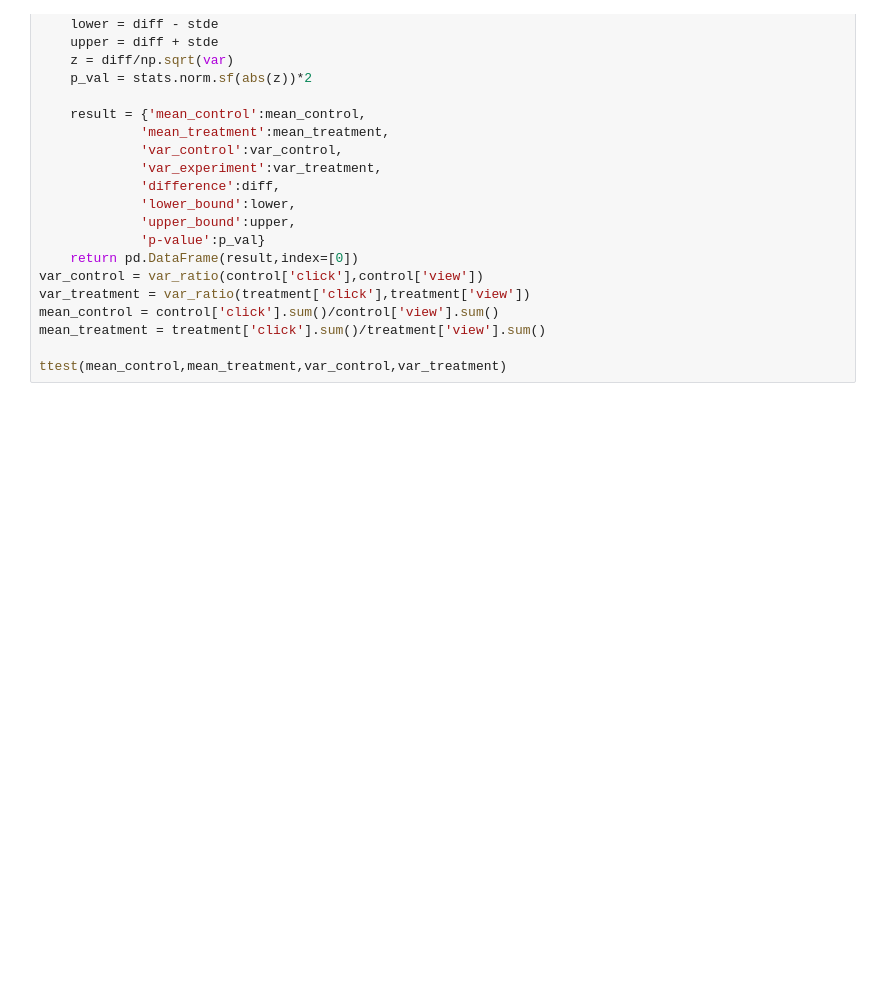
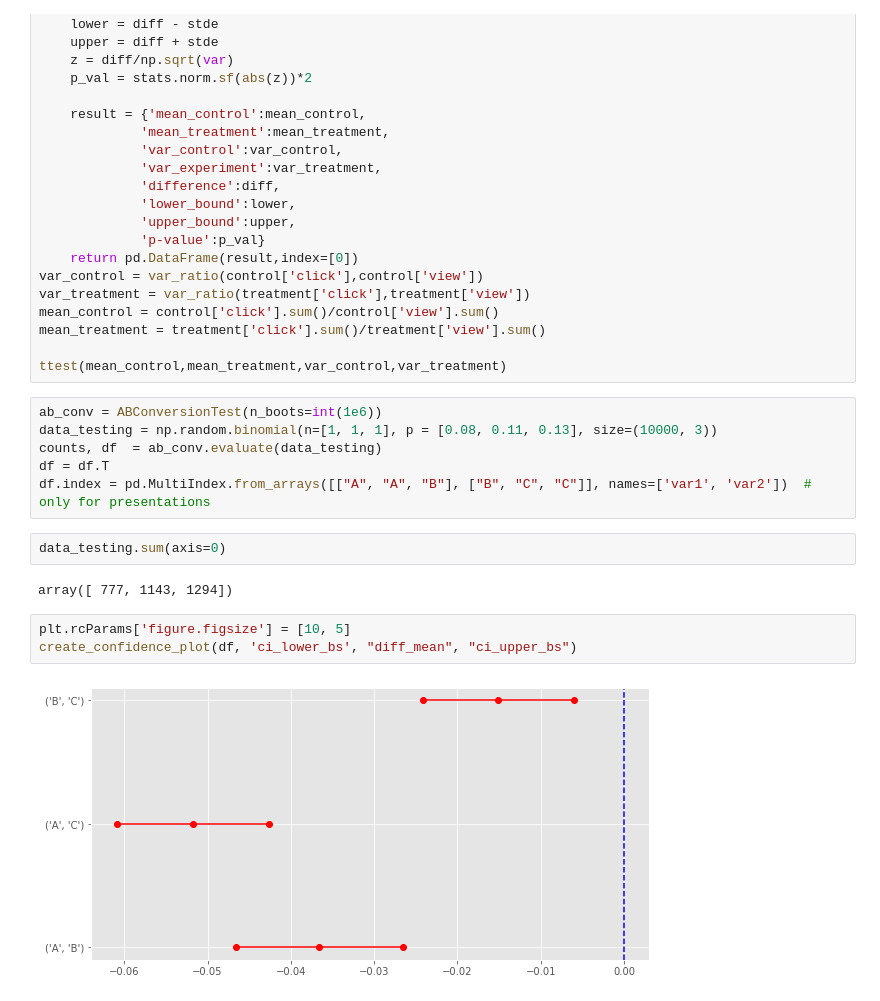
Before and after one commit to iakubovskii7/AB, a Jupyter notebook: notebooks/AB_classic_theory_implementing.ipynb, the cells around one changed output. Cells and saved outputs as stored; diff of their text form; blank space fills up the shorter version.

```diff
--- a/notebooks/AB_classic_theory_implementing.ipynb
+++ b/notebooks/AB_classic_theory_implementing.ipynb
@@ -797,3 +802,18 @@ mean_control = control['click'].sum()/control['view'].sum()
 mean_treatment = treatment['click'].sum()/treatment['view'].sum()
 
 ttest(mean_control,mean_treatment,var_control,var_treatment)
+# %%
+ab_conv = ABConversionTest(n_boots=int(1e6))
+data_testing = np.random.binomial(n=[1, 1, 1], p = [0.08, 0.11, 0.13], size=(10000, 3))
+counts, df  = ab_conv.evaluate(data_testing)
+df = df.T
+df.index = pd.MultiIndex.from_arrays([["A", "A", "B"], ["B", "C", "C"]], names=['var1', 'var2'])  # only for presentations
+# %%
+data_testing.sum(axis=0)
+# %% [output]
+array([ 777, 1143, 1294])
+# %%
+plt.rcParams['figure.figsize'] = [10, 5]
+create_confidence_plot(df, 'ci_lower_bs', "diff_mean", "ci_upper_bs")
+# %% [output]
+[figure, added]
```
Also changed, not shown: parts of 5 cells of this notebook, 3 other files.
